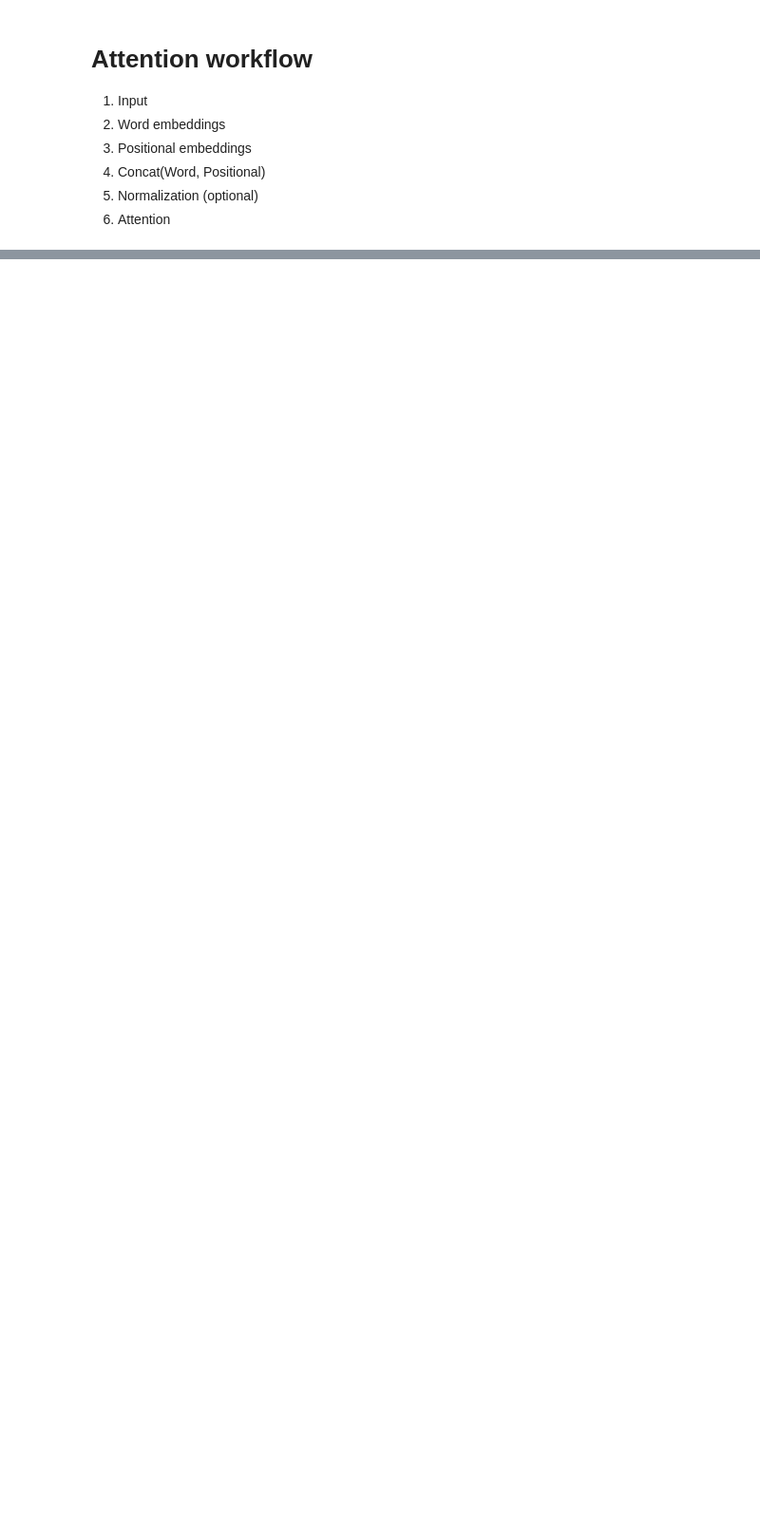
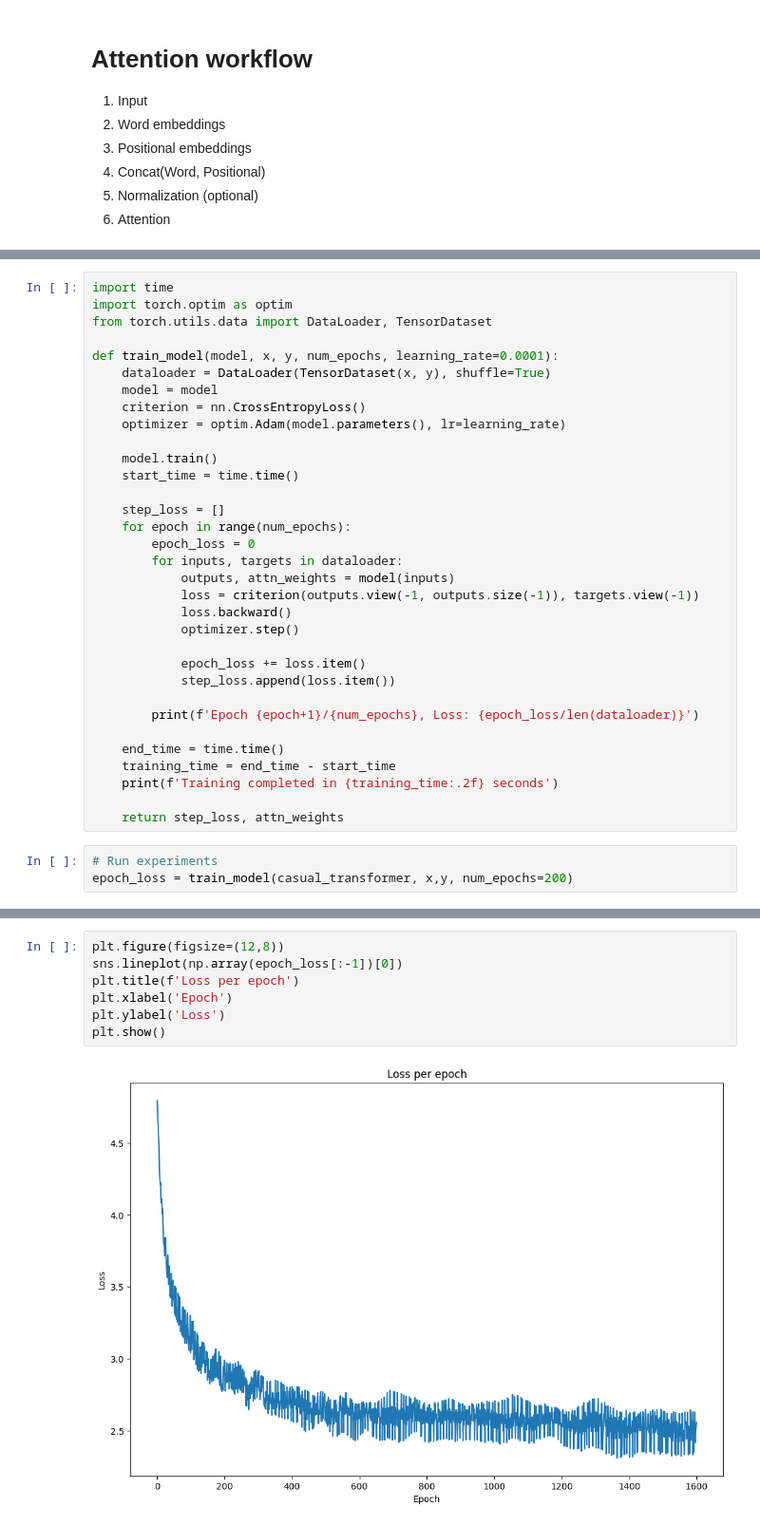
Before and after one commit to Nielspace/Modular-AI, a Jupyter notebook: notebooks/07_Transformers.ipynb, the cells around one changed output, grey strips where cells are left out. Shown: that part at 95% size. Saved outputs shown, nothing was run; the diff lists cells and outputs as text; blank space fills up the shorter version.

```diff
--- a/notebooks/07_Transformers.ipynb
+++ b/notebooks/07_Transformers.ipynb
@@ -245,0 +277,36 @@ torch.Size([8, 1024, 50276])
+# %%
+import time
+import torch.optim as optim
+from torch.utils.data import DataLoader, TensorDataset
+
+def train_model(model, x, y, num_epochs, learning_rate=0.0001):
+    dataloader = DataLoader(TensorDataset(x, y), shuffle=True)
+    model = model
+    criterion = nn.CrossEntropyLoss()
+    optimizer = optim.Adam(model.parameters(), lr=learning_rate)
+
+    model.train()
+    start_time = time.time()
+
+    step_loss = []
+    for epoch in range(num_epochs):
+        epoch_loss = 0
+        for inputs, targets in dataloader:
+            outputs, attn_weights = model(inputs)
+            loss = criterion(outputs.view(-1, outputs.size(-1)), targets.view(-1))
+            loss.backward()
+            optimizer.step()
+
+            epoch_loss += loss.item()
+            step_loss.append(loss.item())
+
+        print(f'Epoch {epoch+1}/{num_epochs}, Loss: {epoch_loss/len(dataloader)}')
+
+    end_time = time.time()
+    training_time = end_time - start_time
+    print(f'Training completed in {training_time:.2f} seconds')
+
+    return step_loss, attn_weights
+# %%
+# Run experiments
+epoch_loss = train_model(casual_transformer, x,y, num_epochs=200)
@@ -245,0 +331,9 @@ torch.Size([8, 1024, 50276])
+# %%
+plt.figure(figsize=(12,8))
+sns.lineplot(np.array(epoch_loss[:-1])[0])
+plt.title(f'Loss per epoch')
+plt.xlabel('Epoch')
+plt.ylabel('Loss')
+plt.show()
+# %% [output]
+[figure, added]
```
Also changed, not shown: parts of 20 cells of this notebook.
